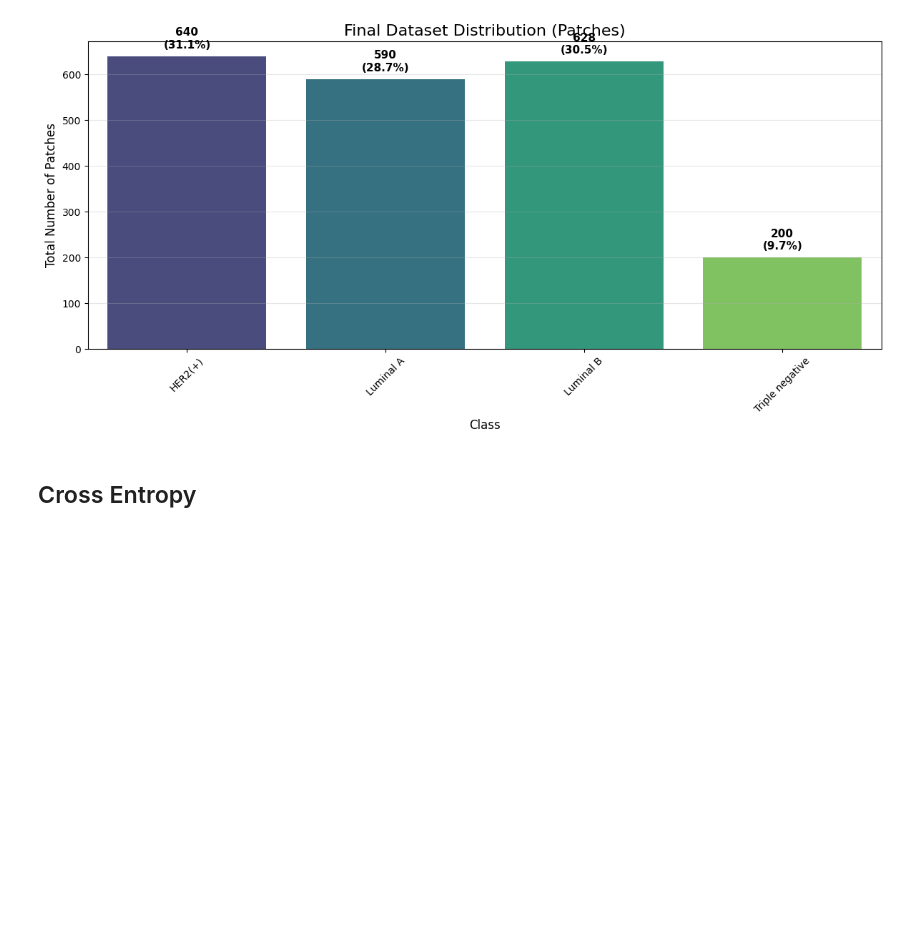
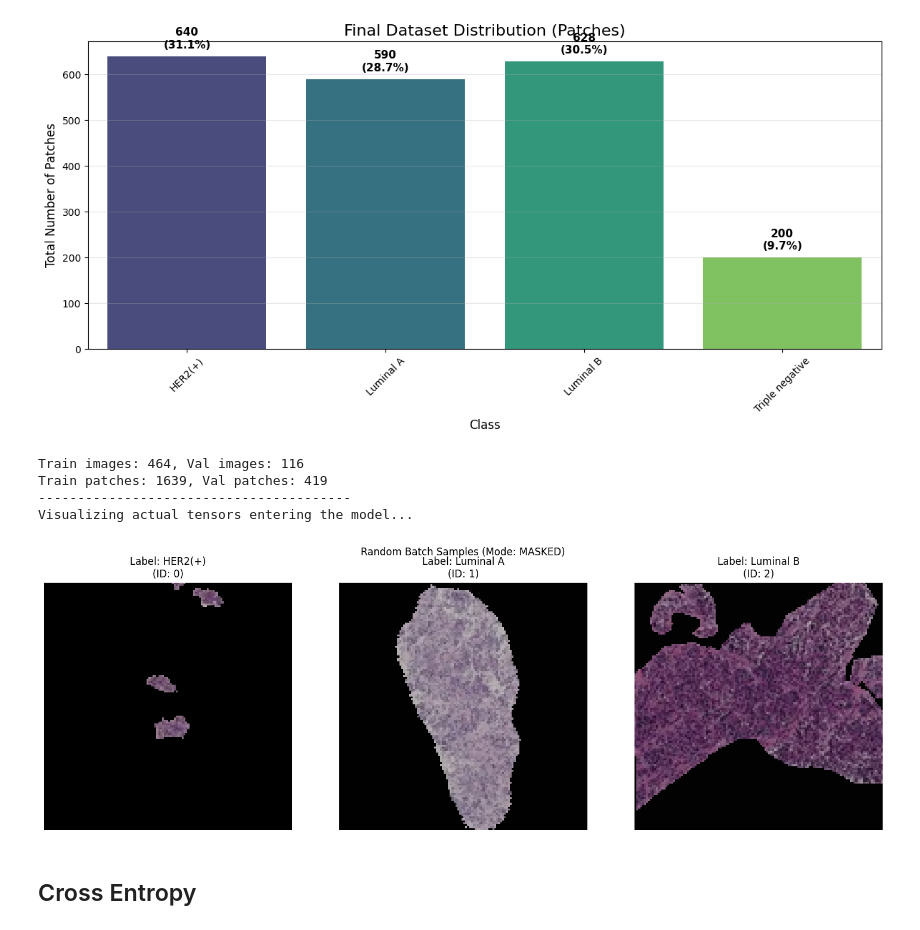
Before and after one commit to jonelrelucio/AN2DL-2025, a Jupyter notebook: challenge2/challenge2.ipynb, the cells around one changed output. Cells and saved outputs as stored; diff of their text form; code cells hidden in the pictures; blank space fills up the shorter version.

```diff
--- a/challenge2/challenge2.ipynb
+++ b/challenge2/challenge2.ipynb
@@ -27,6 +27,14 @@ DROPOUT_RATE = 0.2
 L1_LAMBDA = 0
 L2_LAMBDA = 0
 
+
+# ----------------------------------------------------
+# CONFIGURATION FLAG
+# ----------------------------------------------------
+USE_MASKED_IMAGES = True  # <--- Set True for Blackout Background, False for Raw RGB
+# ----------------------------------------------------
+
+
 # Plot config
 PLOT_FLAG = True
 
@@ -467,6 +507,77 @@ plot_patch_distribution(labels)
 # %% [output]
 Visualizing distribution of 2058 generated patches...
 [figure]
+# %%
+# ------------------------------------------------------------------
+# 1. PRINT UNIQUE IMAGE COUNTS (Robust Regex)
+# ------------------------------------------------------------------
+# We extract digits (\d+) that appear immediately before "_y"
+# This handles both "img_001_y32..." and "masked_img_001_y32..."
+train_img_ids_series = df_patches_train["patch_filename"].str.extract(r"(\d+)_y")[0]
+val_img_ids_series   = df_patches_val["patch_filename"].str.extract(r"(\d+)_y")[0]
+
+n_train_imgs = train_img_ids_series.nunique()
+n_val_imgs   = val_img_ids_series.nunique()
+
+print(f"Train images: {n_train_imgs}, Val images: {n_val_imgs}")
+print(f"Train patches: {len(df_patches_train)}, Val patches: {len(df_patches_val)}")
+print("-" * 40)
+
+# ------------------------------------------------------------------
+# 2. VISUALIZE RANDOM LOADED PATCHES
+# ------------------------------------------------------------------
+def show_loaded_patches(loader, n=3):
+    # Get a single batch from the DataLoader
+    data_iter = iter(loader)
+    images, labels = next(data_iter)
+
+    # Randomly select 'n' indices from the batch
+    indices = np.random.choice(len(images), n, replace=False)
+
+    plt.figure(figsize=(15, 5))
+
+    # Define Inverse Normalization (to undo mean/std for visualization)
+    # Assumes mean/std are the ImageNet standards used in transforms
+    inv_mean = [-m/s for m, s in zip(norm_mean, norm_std)]
+    inv_std = [1/s for s in norm_std]
+
+    for i, idx in enumerate(indices):
+        tensor_img = images[idx]
+        label_id = labels[idx].item()
+        label_name = label_encoder.inverse_transform([label_id])[0]
+
+        # 1. Clone to avoid modifying original batch
+        disp_img = tensor_img.clone()
+
+        # 2. Un-Normalize (Tensor-based)
+        # Loop through 3 channels (R, G, B)
+        for t, m, s in zip(disp_img, norm_mean, norm_std):
+            t.mul_(s).add_(m) # x * std + mean
+
+        # 3. Convert to Numpy and Shape (C, H, W) -> (H, W, C)
+        np_img = disp_img.numpy().transpose((1, 2, 0))
+
+        # 4. Clip to valid [0, 1] range just in case
+        np_img = np.clip(np_img, 0, 1)
+
+        ax = plt.subplot(1, n, i + 1)
+        plt.imshow(np_img)
+        plt.title(f"Label: {label_name}\n(ID: {label_id})")
+        plt.axis("off")
+
+    plt.suptitle(f"Random Batch Samples (Mode: {'MASKED' if USE_MASKED_IMAGES else 'RAW'})")
+    plt.tight_layout()
+    plt.show()
+
+# Run the visualization
+print("Visualizing actual tensors entering the model...")
+show_loaded_patches(train_loader, n=3)
+# %% [output]
+Train images: 464, Val images: 116
+Train patches: 1639, Val patches: 419
+----------------------------------------
+Visualizing actual tensors entering the model...
+[figure, added]
 # %% [markdown]
 ## Cross Entropy
 # %%
```
Also changed, not shown: parts of 9 cells of this notebook.
